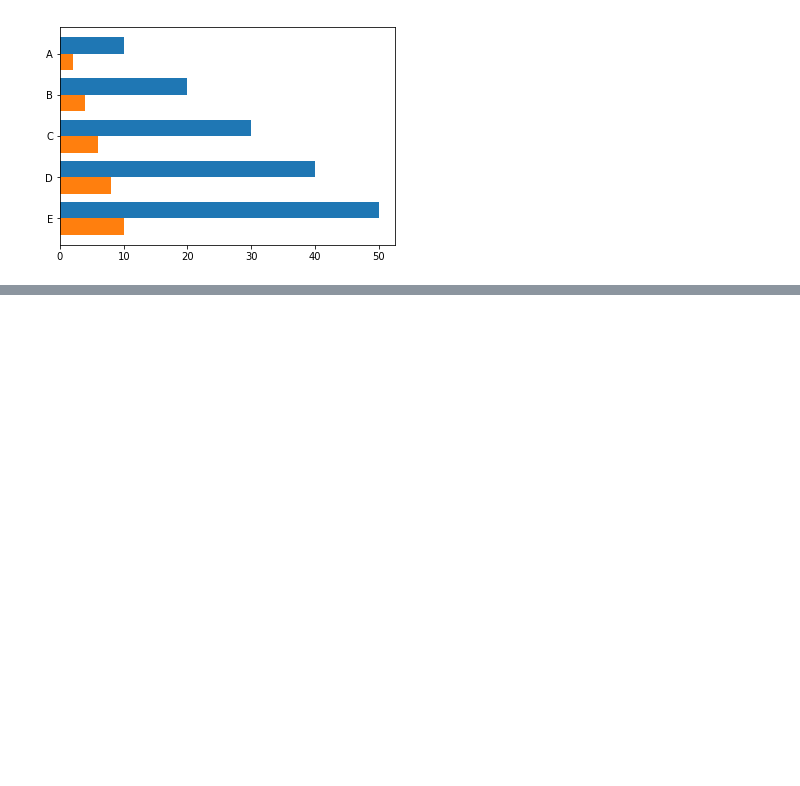
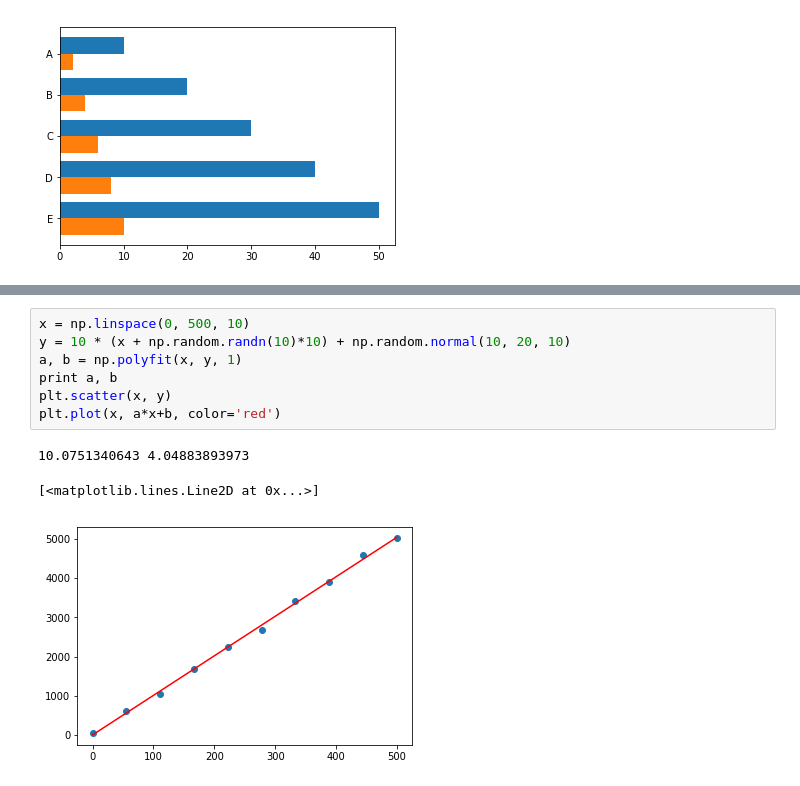
Before and after one commit to yusukeh0710/notebook, a Jupyter notebook: matplotlib.ipynb, the cells around one changed output, grey strips where cells are left out. Drawn from its saved outputs; the diff is of its cells as text; blank space fills up the shorter version.

```diff
--- a/matplotlib.ipynb
+++ b/matplotlib.ipynb
@@ -102,0 +112,11 @@ plt.show()
+# %%
+x = np.linspace(0, 500, 10)
+y = 10 * (x + np.random.randn(10)*10) + np.random.normal(10, 20, 10)
+a, b = np.polyfit(x, y, 1)
+print a, b
+plt.scatter(x, y)
+plt.plot(x, a*x+b, color='red')
+# %% [output]
+10.0751340643 4.04883893973
+[<matplotlib.lines.Line2D at 0x...>]
+[figure, added]
```
Also changed, not shown: parts of 7 cells of this notebook.
